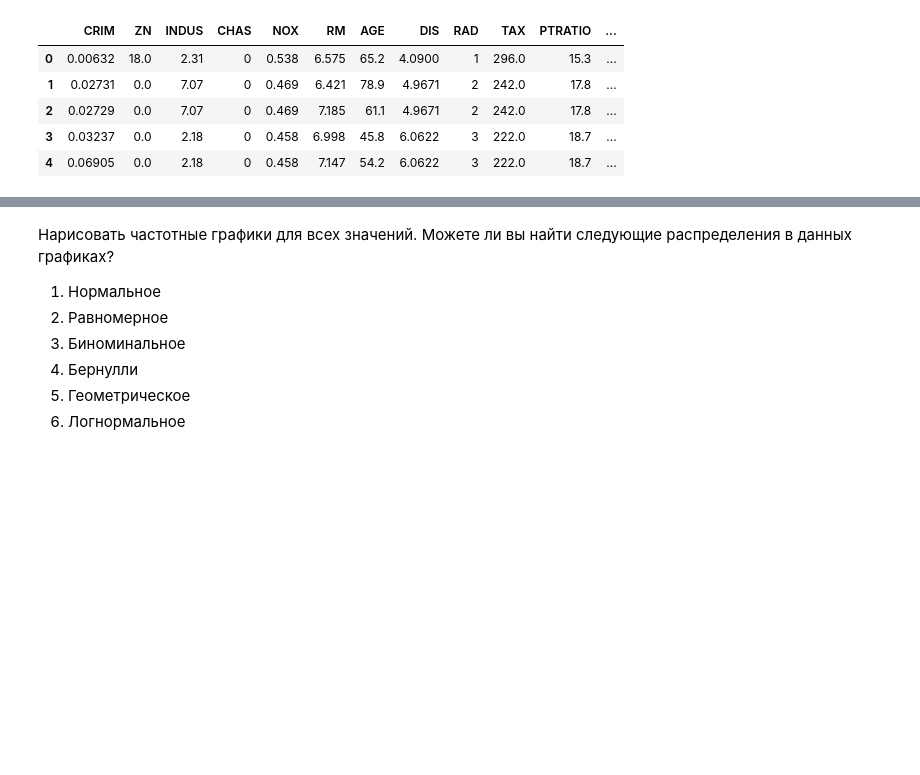
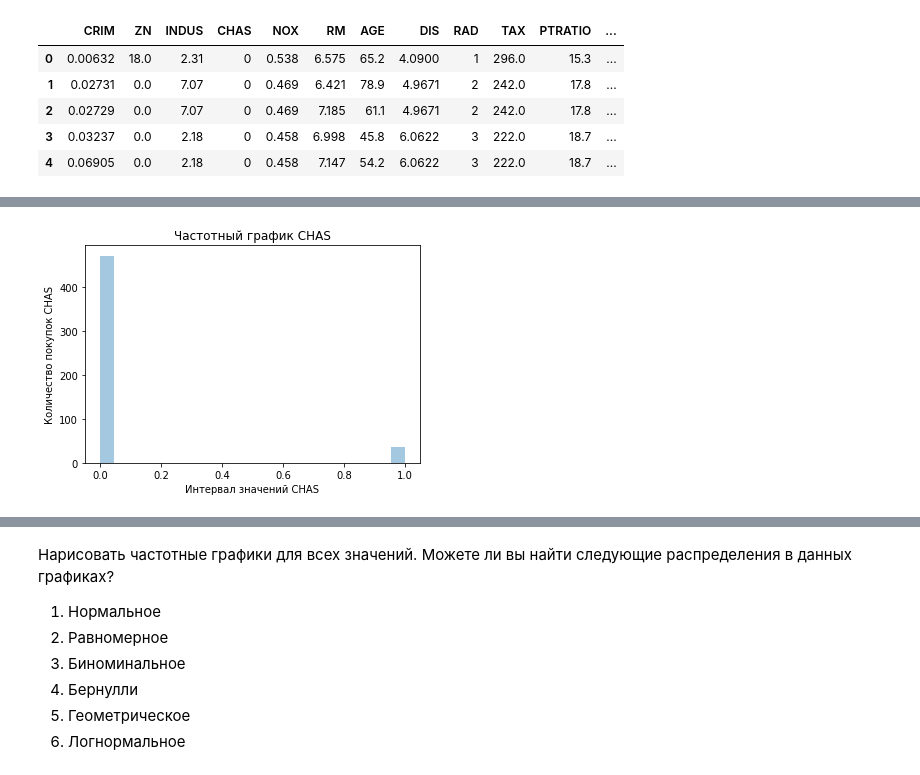
Before and after one commit to msavilov/PYDA-9-hw, a Jupyter notebook: 19_Adv_statistics/dz_adv_statistics.ipynb, the cells around one changed output, grey strips where cells are left out. Cells and saved outputs as stored; diff of their text form; code cells hidden in the pictures; blank space fills up the shorter version.

```diff
--- a/19_Adv_statistics/dz_adv_statistics.ipynb
+++ b/19_Adv_statistics/dz_adv_statistics.ipynb
@@ -52,0 +80,9 @@ data.head()
+# %%
+sns.distplot(data['CHAS'], kde = False)
+plt.xlabel('Интервал значений CHAS')
+plt.ylabel('Количество покупок CHAS')
+plt.title('Частотный график CHAS')
+plt.show()
+#распределение Бернулли
+# %% [output]
+[figure, added]
```
Also changed, not shown: parts of 22 cells of this notebook.
